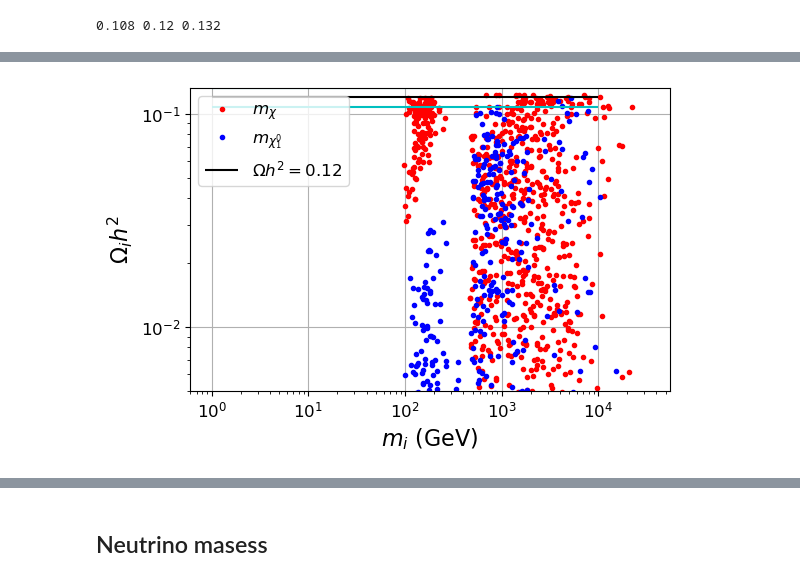
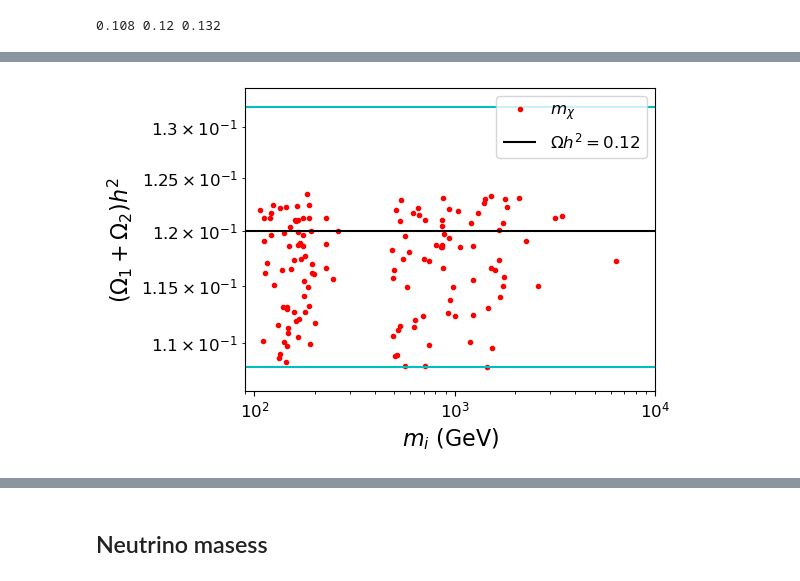
Before and after one commit to davidsuarezr/MDEO, a Jupyter notebook: random-scan-v3.ipynb, the cells around one changed output, grey strips where cells are left out. Cells and saved outputs as stored; diff of their text form; code cells hidden in the pictures.

```diff
--- a/random-scan-v3.ipynb
+++ b/random-scan-v3.ipynb
@@ -275,3 +277,8 @@ xd.shape
+# %%
+xd = xd[np.abs(xd.mXi_1) < np.abs(xd.mns_1)]
+
+xd = xd.reset_index()
+del[xd['index']]
 # %% [markdown]
 ## Dark matter $\Omega h^2$
 # %%
@@ -318,22 +350,22 @@ xDM.shape
 # %%
 plt.figure(figsize=(6,4))
 
-plt.loglog(xd.mChi,xd.Omega1,'r.',label='$m_\chi$')
-plt.loglog(xd.mXi_1,xd.Omega2,'b.',label='$m_{\chi_1^0}$')
+plt.loglog(xDM.mChi,(xDM.Omega1+xDM.Omega2),'r.',label='$m_\chi$')
+#plt.loglog(xDM.mXi_1,(xDM.Omega1+xDM.Omega2),'b.',label='$m_{\chi_1^0}$')
 
 plt.hlines(Omega_max,1,1e4, 'c',label=r'')
 plt.hlines(Omega_min,1,1e4, 'c',label=r'')
 
 plt.hlines(Omega,1,1e4, 'k',label=r'$\Omega h^2=$0.12')
 
 plt.xlabel(r'$m_i$ (GeV)',size=16)
-plt.ylabel(r'$\Omega_i h^2$',size=16)
+plt.ylabel(r'$(\Omega_1 + \Omega_2) h^2$',size=16)
 plt.legend()
-plt.grid()
 
-#plt.ylim(Omega_min,Omega_max)
-plt.ylim(5e-3,Omega_max)
+plt.ylim(Omega_min-0.002,Omega_max+0.002)
+#plt.ylim(5e-3,Omega_max)
+plt.xlim(90, 1e4)
 
 plt.tight_layout()
 # %% [output]
-[figure, old version]
+[figure, new version]
```
Also changed, not shown: parts of 15 cells of this notebook, 9 other files.
